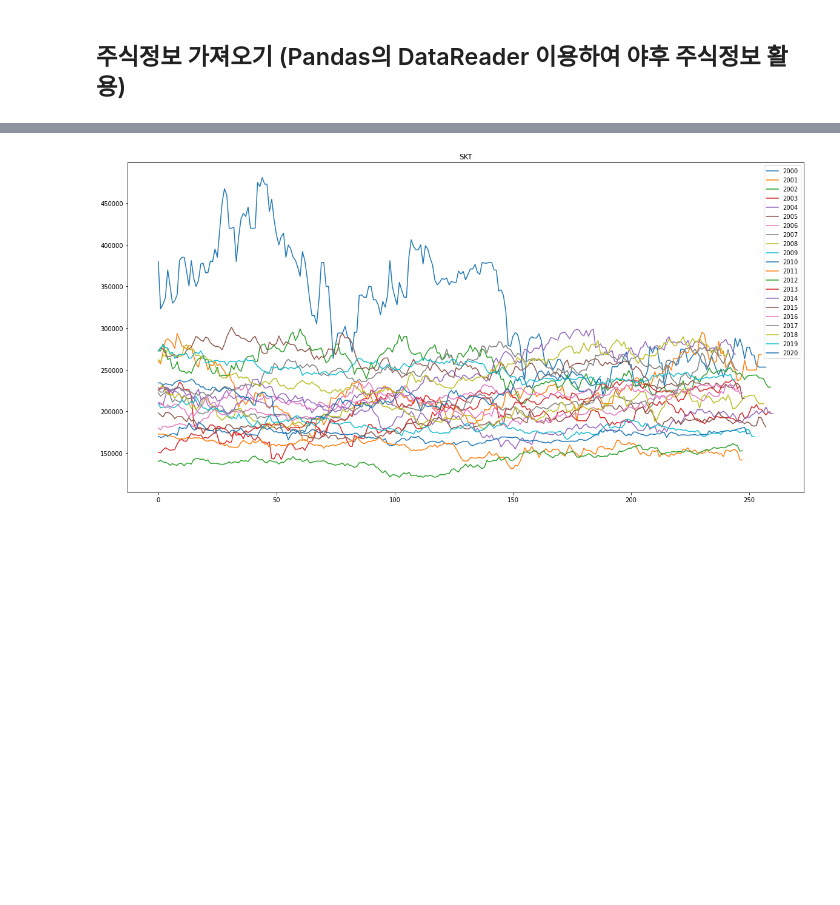
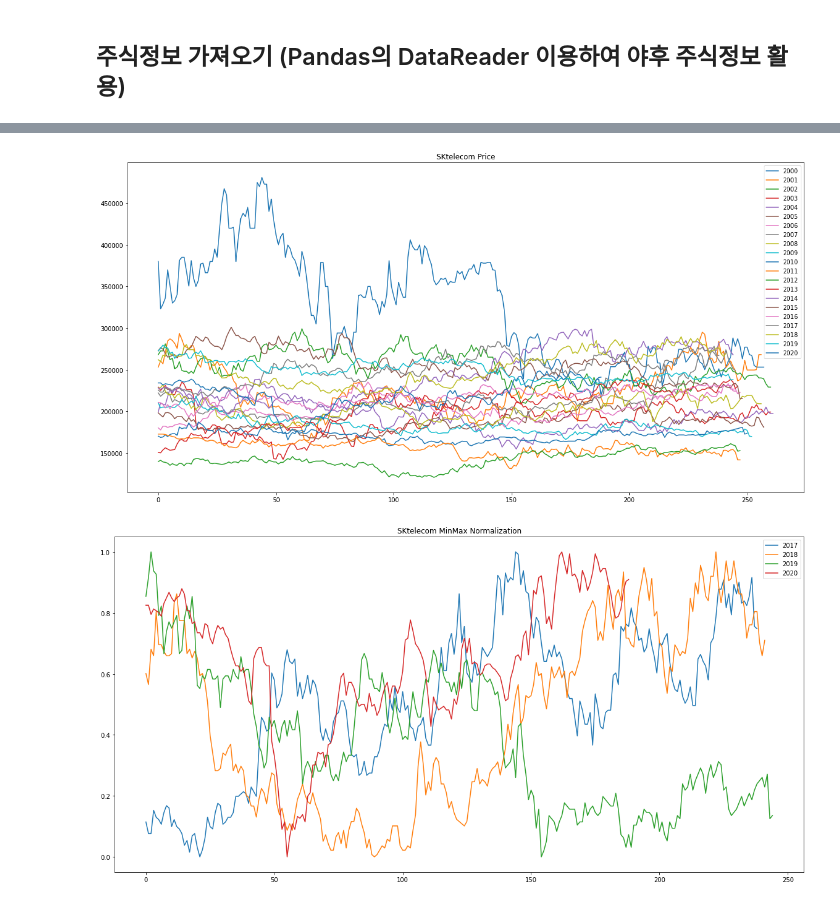
Before and after one commit to sukmoonlee/JupyterNotebook, a Jupyter notebook: 2020/SKT_stock.ipynb, the cells around one changed output, grey strips where cells are left out. Saved outputs shown, nothing was run; the diff lists cells and outputs as text; code cells hidden in the pictures; blank space fills up the shorter version.

```diff
--- a/2020/SKT_stock.ipynb
+++ b/2020/SKT_stock.ipynb
@@ -15,8 +16,8 @@ from sklearn.preprocessing import MinMaxScaler
 # KT / 030200
 # LG U+ / 032640
 
-start = datetime.datetime(2000, 1, 1)
-end = datetime.datetime.now()
+start = dt.datetime(2000, 1, 1)
+end = dt.datetime.now()
 
 skt_df = pdr.DataReader("017670.KS", "yahoo", start, end)
 sk_df = pdr.DataReader("034730.KS", "yahoo", start, end)
@@ -139,0 +126,13 @@ plt.show()
+# %%
+idx=0
+
+def CreateRow(company, start, end, value, comment):
+  global idx
+
+  d = pd.DataFrame()
+  d.loc[idx, 'Company'] = company
+  d.loc[idx, 'Date'] = "%s~%s" % (start, end)
+  d.loc[idx, '분석기간'] = comment
+  d.loc[idx, '평가지표'] = value
+  idx = idx + 1
+  return d
@@ -140,30 +251,38 @@ plt.show()
 # %%
 # SKT 년도별 변화 확인하기
-
-# skt_df[ (skt_df.index>"2010-01-01") & (skt_df.index<"2011-01-01")]['Close']
-# skt_df[skt_df.index>'2010-01-01']['Close']
-
-start_year = start.year
-end_year = end.year
+start_year = skt_df.index[0].year
+end_year = skt_df.index[-1].year
 
 fig = plt.figure(figsize=(20,10))
-plt.title("SKT")
-min_max_scaler = MinMaxScaler()
-
+plt.title("SKtelecom Price")
 for i in range(start_year, end_year+1) :
   str_sdate = str(i)+"-01-01"
   str_edate = str(i+1)+"-01-01"
-  # print(str_sdate, str_edate)
-  df = skt_df[ (skt_df.index>str_sdate) & (skt_df.index<str_edate)]['Close']
-  # fitted = min_max_scaler.fit(df)
-  # skt_output = min_max_scaler.transform(df)
-  # skt_minmax = pd.DataFrame(skt_output, columns=skt_df.columns, index=list(skt_df.index.values))
-
-  # plt.plot(df.index.strftime("%m-%d"), df.values, label=str(i))
-  #plt.plot(range(0,len(skt_minmax.values)), skt_minmax.values, label=str(i))
-  plt.plot(range(0,len(df.values)), df.values, label=str(i))
-
+  df = skt_df[ (skt_df.index>=str_sdate) & (skt_df.index<str_edate)]['Close']
+  df.reset_index(drop=True, inplace=True)
+  plt.plot(df.index, df.values, label=str(i))
 plt.legend()
 plt.show()
+
+start_year = 2017
+end_year = skt_df.index[-1].year
+
+min_max_scaler = MinMaxScaler()
+fig = plt.figure(figsize=(20,10))
+plt.title("SKtelecom MinMax Normalization")
+for i in range(start_year, end_year+1) :
+  str_sdate = str(i)+"-01-01"
+  str_edate = str(i+1)+"-01-01"
+
+  fitted = min_max_scaler.fit(skt_df[ (skt_df.index>=str_sdate) & (skt_df.index<str_edate) ])
+  skt_output = min_max_scaler.transform(skt_df)
+  skt_minmax = pd.DataFrame(skt_output, columns=skt_df.columns, index=list(skt_df.index.values))
+
+  df = skt_minmax[ (skt_minmax.index>=str_sdate) & (skt_minmax.index<str_edate)]['Close']
+  df.reset_index(drop=True, inplace=True)
+  plt.plot(df.index, df.values, label=str(i))
+plt.legend()
+plt.show()
 # %% [output]
-[figure, old version]
+[figure, new version]
+[figure, added]
```
Also changed, not shown: parts of 16 cells of this notebook.
